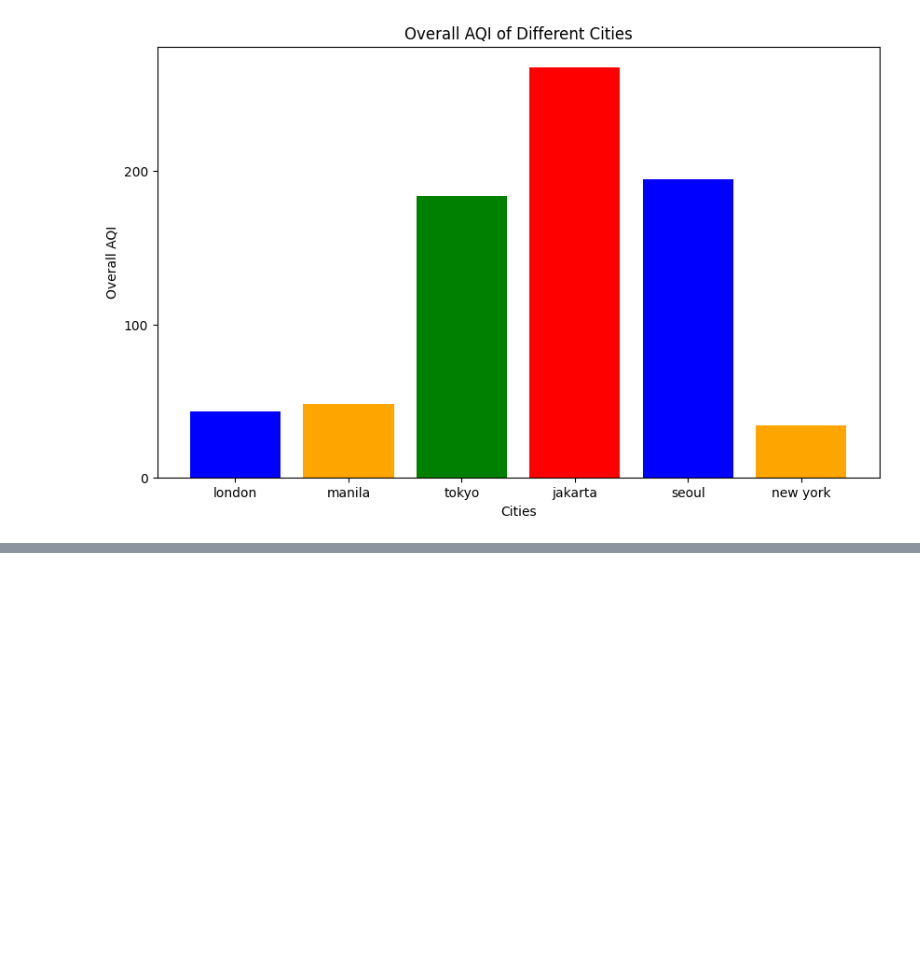
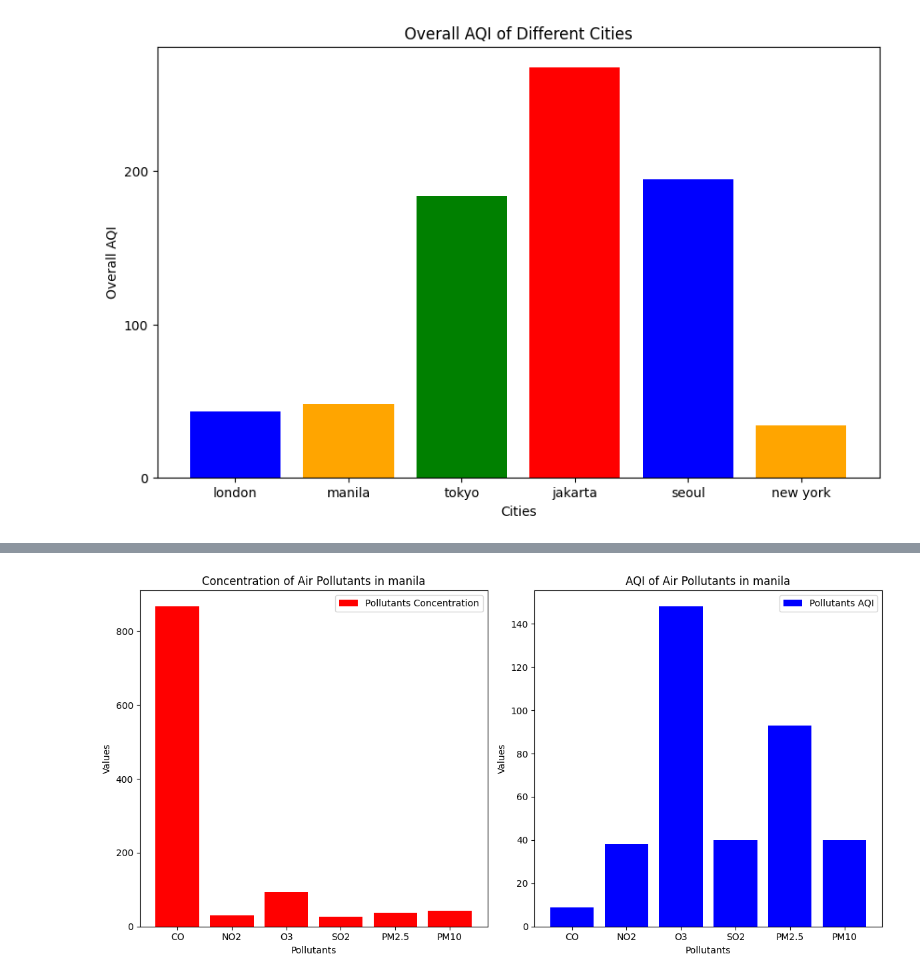
Before and after one commit to Alexander040105/self-learning-projects, a Jupyter notebook: csv_project/aral_pandas/self_activity.ipynb, the cells around one changed output, grey strips where cells are left out. Drawn from its saved outputs; the diff is of its cells as text; code cells hidden in the pictures; blank space fills up the shorter version.

Commit message:
6/20/2024 I tried to use subplots on the Air Quality API

```diff
--- a/csv_project/aral_pandas/self_activity.ipynb
+++ b/csv_project/aral_pandas/self_activity.ipynb
@@ -576,0 +580,97 @@ CO Concentration of each countries: [173.57, 353.81, 243.66, 2189.64, 233.65, 17
+# %%
+import requests
+import pandas as pd
+import matplotlib.pyplot as plt
+from matplotlib.ticker import ScalarFormatter, MultipleLocator
+import os
+from dotenv import load_dotenv, dotenv_values
+load_dotenv()
+API_KEY = os.getenv('AQI_KEY')
+
+cities = ['london', 'manila', 'tokyo', 'jakarta', 'seoul', 'new york']
+pollutants = []
+elementsAqi = []
+elementsConcentration = []
+city = 'manila'
+
+
+api_url = 'https://api.api-ninjas.com/v1/airquality?city={}'.format(city)
+response = requests.get(api_url, headers={'X-Api-Key': API_KEY})
+if response.status_code == requests.codes.ok:
+    data = response.json()
+    print(data)
+
+    for elements in data:
+        if isinstance(data[elements], dict) and 'aqi' in data[elements]:
+            elementsAqi.append(int(data[elements]['aqi']))
+            elementsConcentration.append(int(data[elements]['concentration']))
+            pollutants.append(elements)
+
+    print(elementsAqi)
+    print(elementsConcentration)
+    print(pollutants)
+
+
+    dataFrame = {'Pollutants': pollutants, 'Pollutants Concentration': elementsConcentration, 'Pollutants Aqi': elementsAqi}
+    pollutantsDataFrame = pd.DataFrame(dataFrame)
+
+    # overallAqi.append(data['overall_aqi'])
+    # print(overallAqi)
+else:
+    print("Error:", response.status_code, response.text)
+
+# # Plotting the data
+# plt.figure(figsize=(10, 6))
+# plt.bar(cities, overallAqi, color=['blue', 'orange', 'green', 'red'])
+# plt.xlabel('Cities')
+# plt.ylabel('Overall AQI')
+# plt.title('Overall AQI of Different Cities')
+
+
+# Plotting the data
+# plt.figure(figsize=(10, 6))
+
+#     # Plotting AQI
+# plt.bar(pollutantsDataFrame['Pollutants'], pollutantsDataFrame['Pollutants Aqi'], color='blue', label='Pollutants AQI')
+
+#     # Plotting Concentration
+# plt.bar(pollutantsDataFrame['Pollutants'], pollutantsDataFrame['Pollutants Concentration'], color='red', label='Pollutants Concentration')
+
+# plt.title('Air Pollutants in ' + city)
+# plt.xlabel('Pollutants')
+# plt.ylabel('Values')
+# plt.legend()
+
+# plt.tight_layout()
+
+fig, (ax1, ax2) = plt.subplots(1,2, figsize=(12,6))
+
+#concentration
+ax1.bar(pollutantsDataFrame['Pollutants'], pollutantsDataFrame['Pollutants Concentration'], color='red', label='Pollutants Concentration')
+ax1.set_title('Concentration of Air Pollutants in ' + city)
+ax1.set_xlabel('Pollutants')
+ax1.set_ylabel('Values')
+ax1.legend()
+
+
+#aqi
+ax2.bar(pollutantsDataFrame['Pollutants'], pollutantsDataFrame['Pollutants Aqi'], color='blue', label='Pollutants AQI')
+ax2.set_title('AQI of Air Pollutants in ' + city)
+ax2.set_xlabel('Pollutants')
+ax2.set_ylabel('Values')
+ax2.legend()
+
+plt.xlabel('Pollutants')
+plt.ylabel('Values')
+plt.legend()
+plt.tight_layout()
+plt.show()
+
+# plt.show()
+# Set y-axis to be in increments of 100
+# ax = plt.gca()
+# ax.yaxis.set_major_locator(MultipleLocator(100))
+# ax.yaxis.set_major_formatter(ScalarFormatter())
+
+# plt.show()
+# %% [output]
@@ -576,0 +681 @@ CO Concentration of each countries: [173.57, 353.81, 243.66, 2189.64, 233.65, 17
+[figure, added]
```
Also changed, not shown: parts of 3 cells of this notebook, 3 other files.
